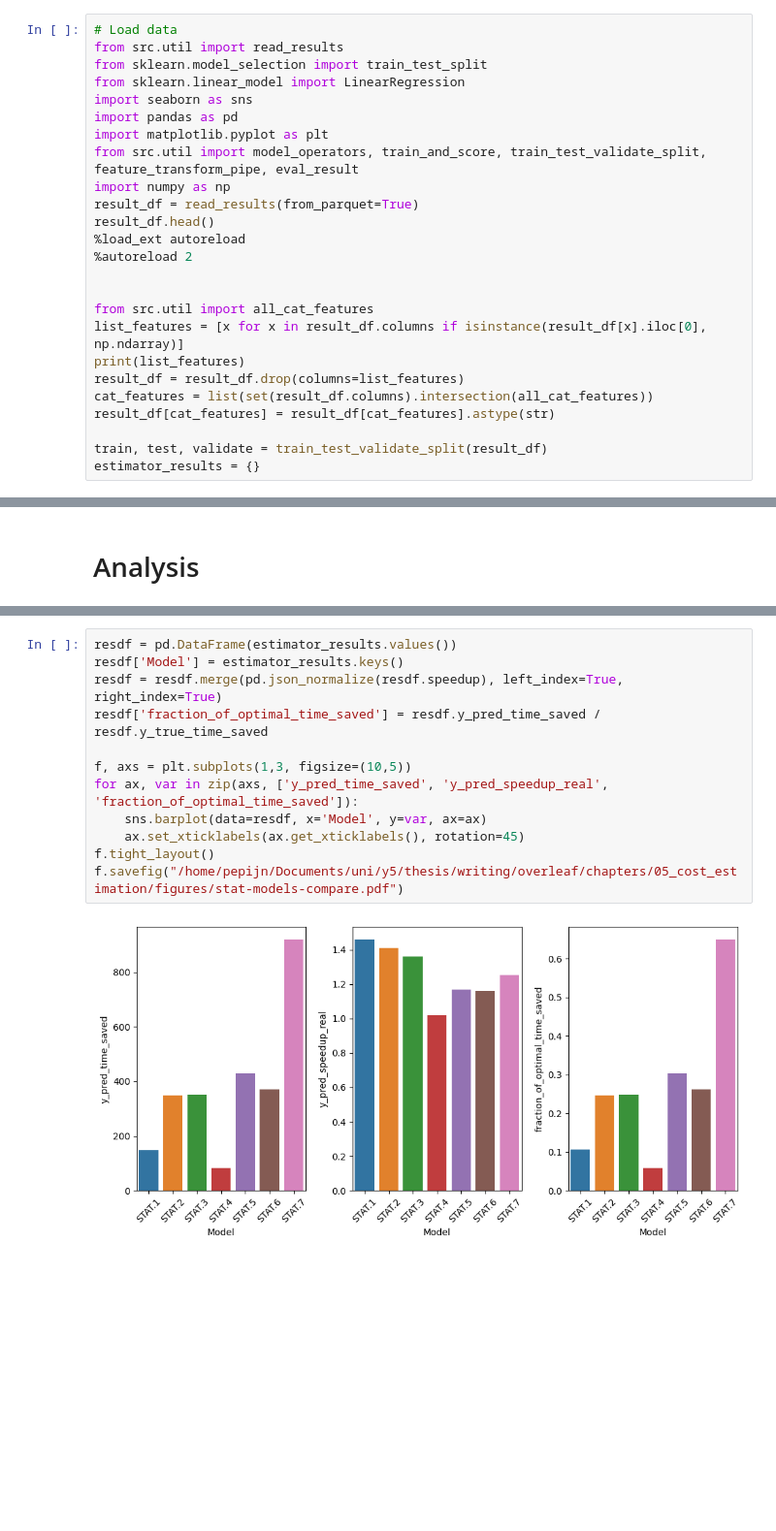
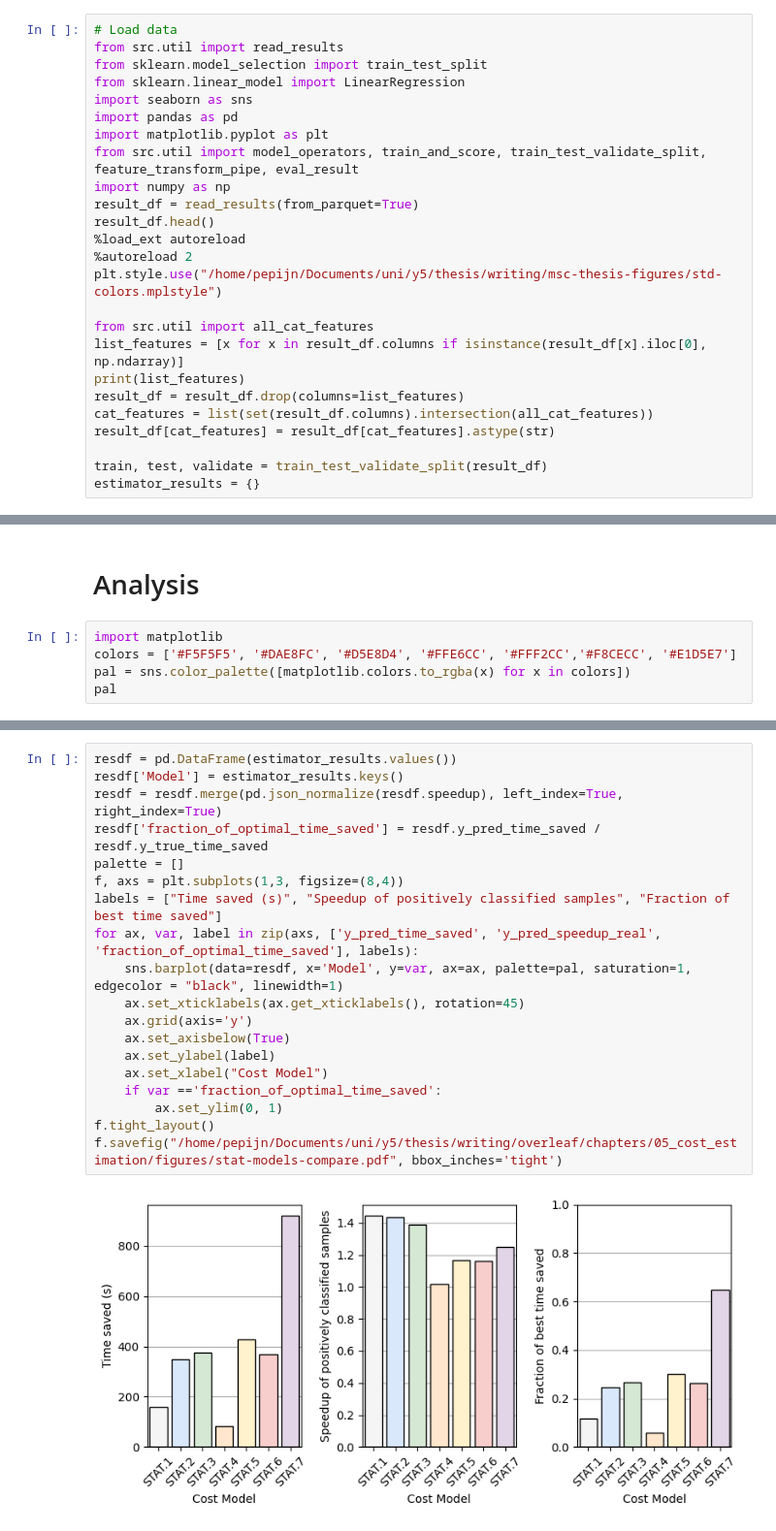
Before and after one commit to ptemarvelde/amalur-experiments, a Jupyter notebook: results/full_1/statistical.ipynb, the cells around one changed output, grey strips where cells are left out. Shown at 97% size. Cells and saved outputs as stored; diff of their text form; blank space fills up the shorter version.

```diff
--- a/results/full_1/statistical.ipynb
+++ b/results/full_1/statistical.ipynb
@@ -17,7 +17,7 @@ result_df = read_results(from_parquet=True)
 result_df.head()
 %load_ext autoreload
 %autoreload 2
-
+plt.style.use("/home/pepijn/Documents/uni/y5/thesis/writing/msc-thesis-figures/std-colors.mplstyle")
 
 from src.util import all_cat_features
 list_features = [x for x in result_df.columns if isinstance(result_df[x].iloc[0], np.ndarray)]
@@ -450,2 +501,7 @@ estimator_results['STAT.7'] = res[0]
 # %% [markdown]
 # Analysis
+# %%
+import matplotlib
+colors = ['#F5F5F5', '#DAE8FC', '#D5E8D4', '#FFE6CC', '#FFF2CC','#F8CECC', '#E1D5E7']
+pal = sns.color_palette([matplotlib.colors.to_rgba(x) for x in colors])
+pal
@@ -452,14 +516,21 @@ estimator_results['STAT.7'] = res[0]
 # %%
 resdf = pd.DataFrame(estimator_results.values())
 resdf['Model'] = estimator_results.keys()
 resdf = resdf.merge(pd.json_normalize(resdf.speedup), left_index=True, right_index=True)
 resdf['fraction_of_optimal_time_saved'] = resdf.y_pred_time_saved / resdf.y_true_time_saved
-
-f, axs = plt.subplots(1,3, figsize=(10,5))
-for ax, var in zip(axs, ['y_pred_time_saved', 'y_pred_speedup_real', 'fraction_of_optimal_time_saved']):
-    sns.barplot(data=resdf, x='Model', y=var, ax=ax)
+palette = []
+f, axs = plt.subplots(1,3, figsize=(8,4))
+labels = ["Time saved (s)", "Speedup of positively classified samples", "Fraction of best time saved"]
+for ax, var, label in zip(axs, ['y_pred_time_saved', 'y_pred_speedup_real', 'fraction_of_optimal_time_saved'], labels):
+    sns.barplot(data=resdf, x='Model', y=var, ax=ax, palette=pal, saturation=1, edgecolor = "black", linewidth=1)
     ax.set_xticklabels(ax.get_xticklabels(), rotation=45)
+    ax.grid(axis='y')
+    ax.set_axisbelow(True)
+    ax.set_ylabel(label)
+    ax.set_xlabel("Cost Model")
+    if var =='fraction_of_optimal_time_saved':
+        ax.set_ylim(0, 1)
 f.tight_layout()
-f.savefig("/home/pepijn/Documents/uni/y5/thesis/writing/overleaf/chapters/05_cost_estimation/figures/stat-models-compare.pdf")
+f.savefig("/home/pepijn/Documents/uni/y5/thesis/writing/overleaf/chapters/05_cost_estimation/figures/stat-models-compare.pdf", bbox_inches='tight')
 # %% [output]
-[figure, old version]
+[figure, new version]
```
Also changed, not shown: parts of 17 cells of this notebook, 2 other files.
